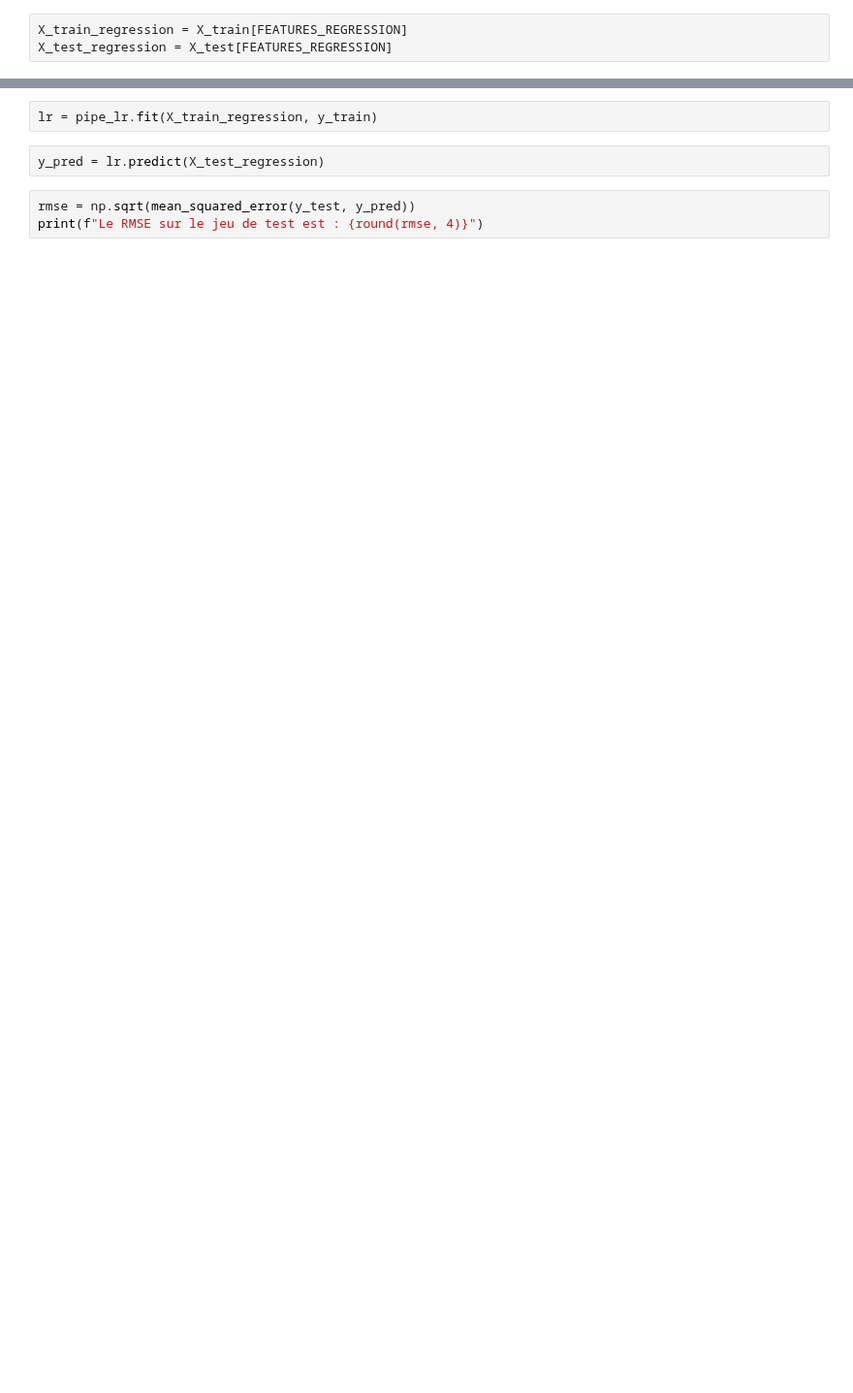
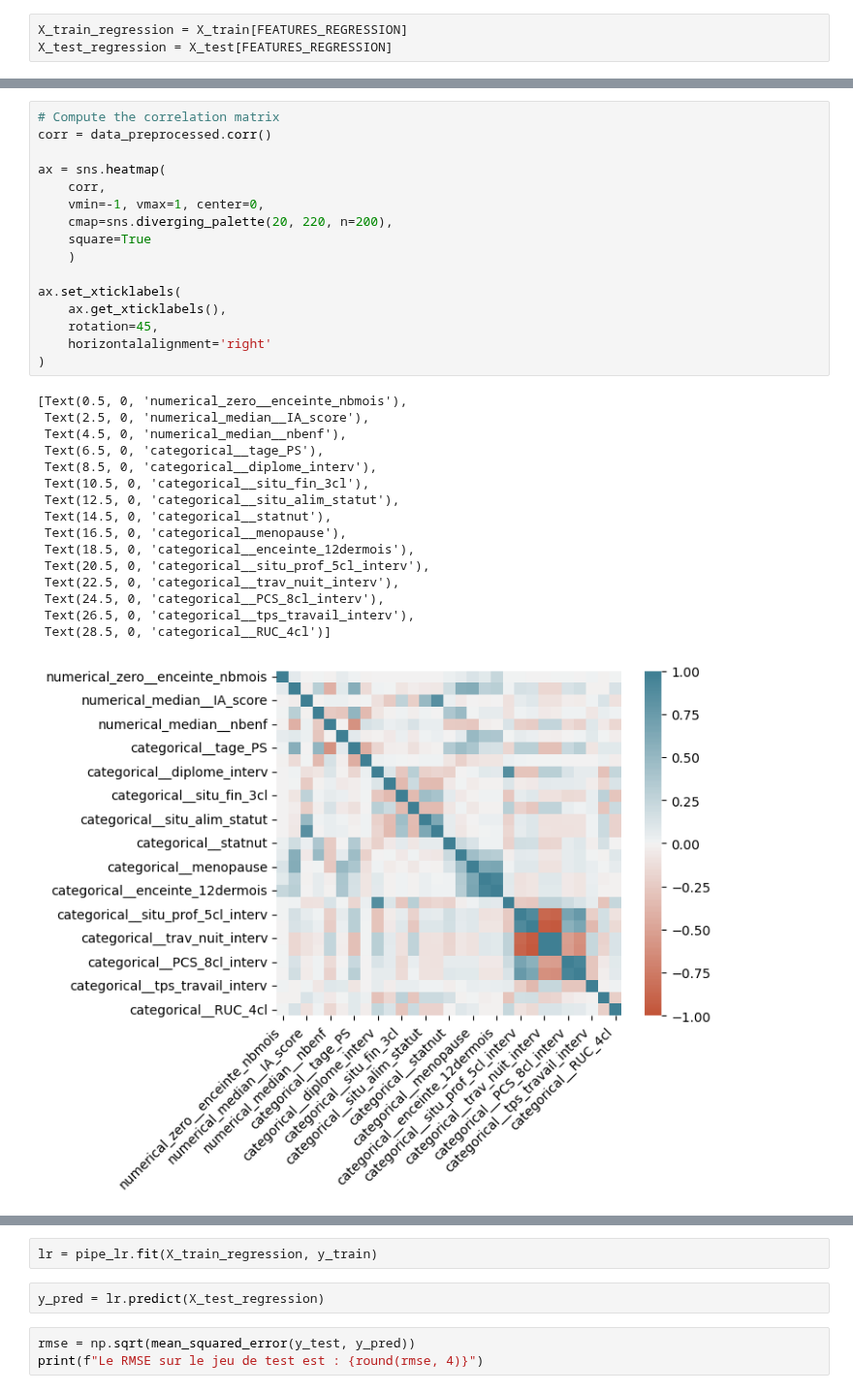
Before and after one commit to InseeFrLab/funathon2023_sujet3, a Jupyter notebook: Python_3_IMC_prediction.ipynb, the cells around one changed output, grey strips where cells are left out. Shown at 97% size. Saved outputs shown, nothing was run; the diff lists cells and outputs as text; blank space fills up the shorter version.

```diff
--- a/Python_3_IMC_prediction.ipynb
+++ b/Python_3_IMC_prediction.ipynb
@@ -197,2 +203,35 @@ pd.DataFrame(preprocessor.fit_transform(X_train_regression).toarray(), columns=p
+# %%
+# Compute the correlation matrix
+corr = data_preprocessed.corr()
+
+ax = sns.heatmap(
+    corr,
+    vmin=-1, vmax=1, center=0,
+    cmap=sns.diverging_palette(20, 220, n=200),
+    square=True
+    )
+
+ax.set_xticklabels(
+    ax.get_xticklabels(),
+    rotation=45,
+    horizontalalignment='right'
+)
+# %% [output]
+[Text(0.5, 0, 'numerical_zero__enceinte_nbmois'),
+ Text(2.5, 0, 'numerical_median__IA_score'),
+ Text(4.5, 0, 'numerical_median__nbenf'),
+ Text(6.5, 0, 'categorical__tage_PS'),
+ Text(8.5, 0, 'categorical__diplome_interv'),
+ Text(10.5, 0, 'categorical__situ_fin_3cl'),
+ Text(12.5, 0, 'categorical__situ_alim_statut'),
+ Text(14.5, 0, 'categorical__statnut'),
+ Text(16.5, 0, 'categorical__menopause'),
+ Text(18.5, 0, 'categorical__enceinte_12dermois'),
+ Text(20.5, 0, 'categorical__situ_prof_5cl_interv'),
+ Text(22.5, 0, 'categorical__trav_nuit_interv'),
+ Text(24.5, 0, 'categorical__PCS_8cl_interv'),
+ Text(26.5, 0, 'categorical__tps_travail_interv'),
+ Text(28.5, 0, 'categorical__RUC_4cl')]
+[figure, added]
 # %%
 pipe_lr = Pipeline([
```
Also changed, not shown: parts of 78 cells of this notebook.
